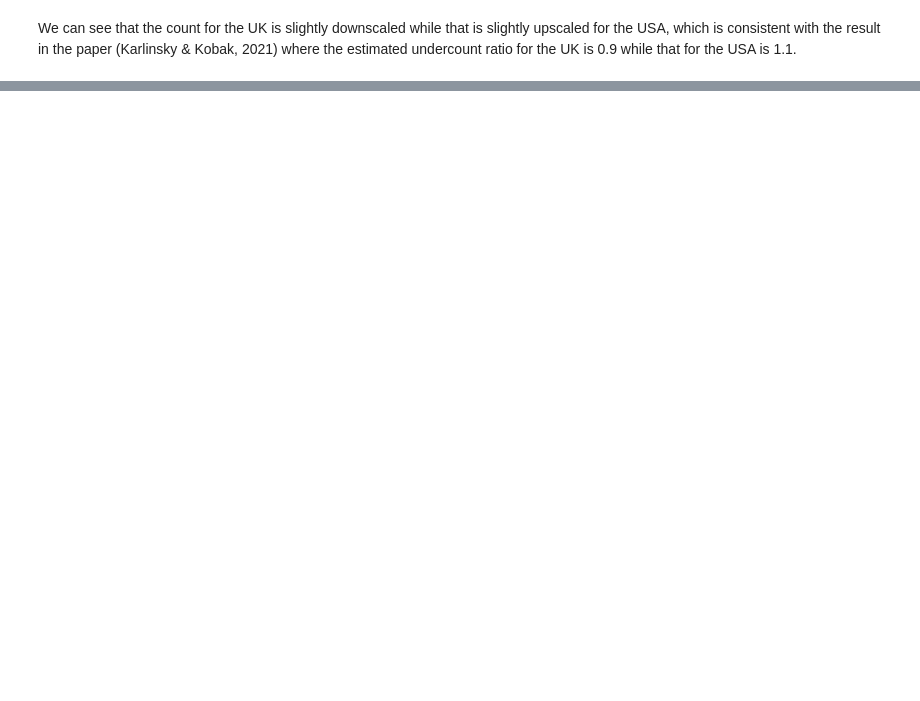
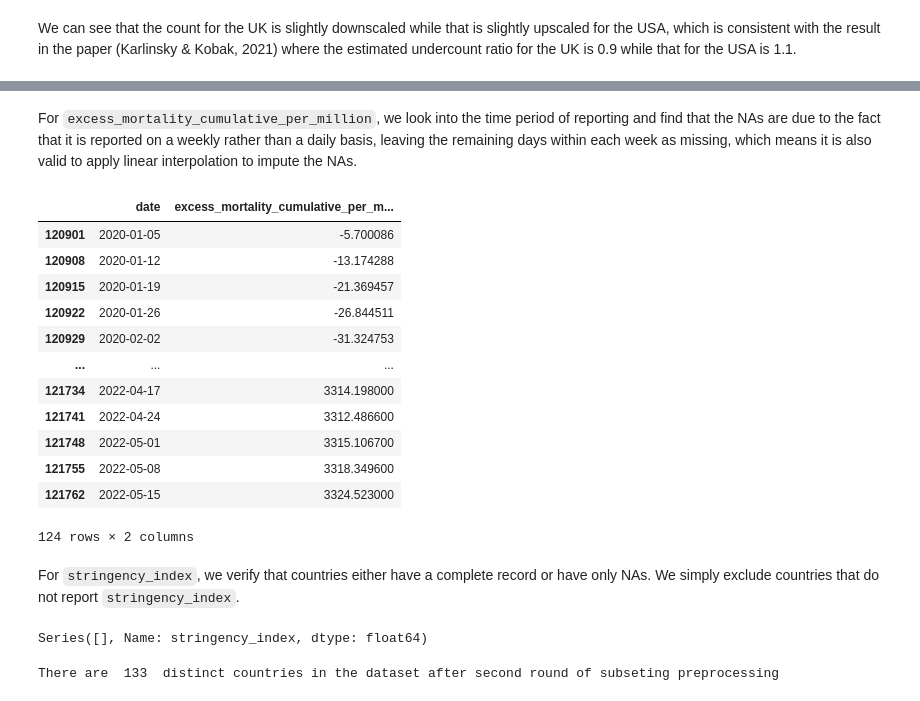
Before and after one commit to xiaoran0606/305-project, a Jupyter notebook: EDA/covid_data.ipynb, the cells around one changed output, grey strips where cells are left out. Drawn from its saved outputs; the diff is of its cells as text; code cells hidden in the pictures; blank space fills up the shorter version.

```diff
--- a/EDA/covid_data.ipynb
+++ b/EDA/covid_data.ipynb
@@ -203,0 +220,26 @@ We now look into variables by category
+# %%
+cols_to_interpolate = ['new_cases_smoothed_per_million', 'new_deaths_smoothed_per_million']
+
+df[cols_to_interpolate] = (
+    df.groupby('country')[cols_to_interpolate]
+    .transform(lambda x: x.interpolate(method='linear', limit_direction='both'))
+)
+# %% [markdown]
+For `excess_mortality_cumulative_per_million`, we look into the time period of reporting and find that the NAs are due to the fact that it is reported on a weekly rather than a daily basis, leaving the remaining days within each week as missing, which means it is also valid to apply linear interpolation to impute the NAs.
+# %%
+us = df[df['country'] == 'United States']
+us[us['excess_mortality_cumulative_per_million'].notna()][['date', 'excess_mortality_cumulative_per_million']]
+# %% [output]
+|  | date | excess_mortality_cumulative_per_m... |
+| 120901 | 2020-01-05 | -5.700086 |
+| 120908 | 2020-01-12 | -13.174288 |
+| 120915 | 2020-01-19 | -21.369457 |
+| 120922 | 2020-01-26 | -26.844511 |
+| 120929 | 2020-02-02 | -31.324753 |
+| ... | ... | ... |
+| 121734 | 2022-04-17 | 3314.198000 |
+| 121741 | 2022-04-24 | 3312.486600 |
+| 121748 | 2022-05-01 | 3315.106700 |
+| 121755 | 2022-05-08 | 3318.349600 |
+| 121762 | 2022-05-15 | 3324.523000 |
+124 rows × 2 columns
@@ -203,0 +253,13 @@ We now look into variables by category
+# %% [markdown]
+For `stringency_index`, we verify that countries either have a complete record or have only NAs. We simply exclude countries that do not report `stringency_index`.
+# %%
+na_portion = (
+    df.groupby('country')['stringency_index']
+    .apply(lambda x: x.isna().mean())
+    .round(2)
+)
+
+# Check if all values are either 0 or 1
+print(na_portion[~na_portion.isin([0, 1])])
+# %% [output]
+Series([], Name: stringency_index, dtype: float64)
@@ -203,0 +268,5 @@ We now look into variables by category
+# %%
+# Current number of countries
+print("There are ", len(df['country'].unique()), " distinct countries in the dataset after second round of subseting preprocessing")
+# %% [output]
+There are  133  distinct countries in the dataset after second round of subseting preprocessing
```
Also changed, not shown: parts of 28 cells of this notebook, 4 other files.
